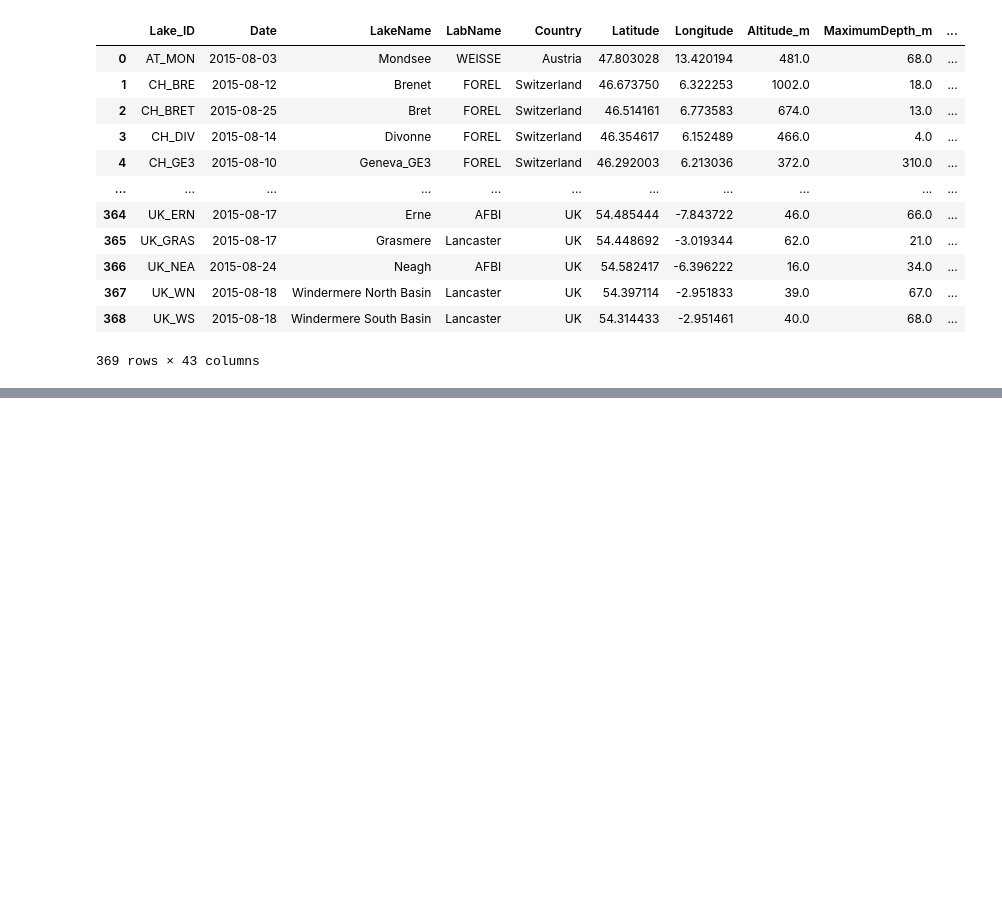
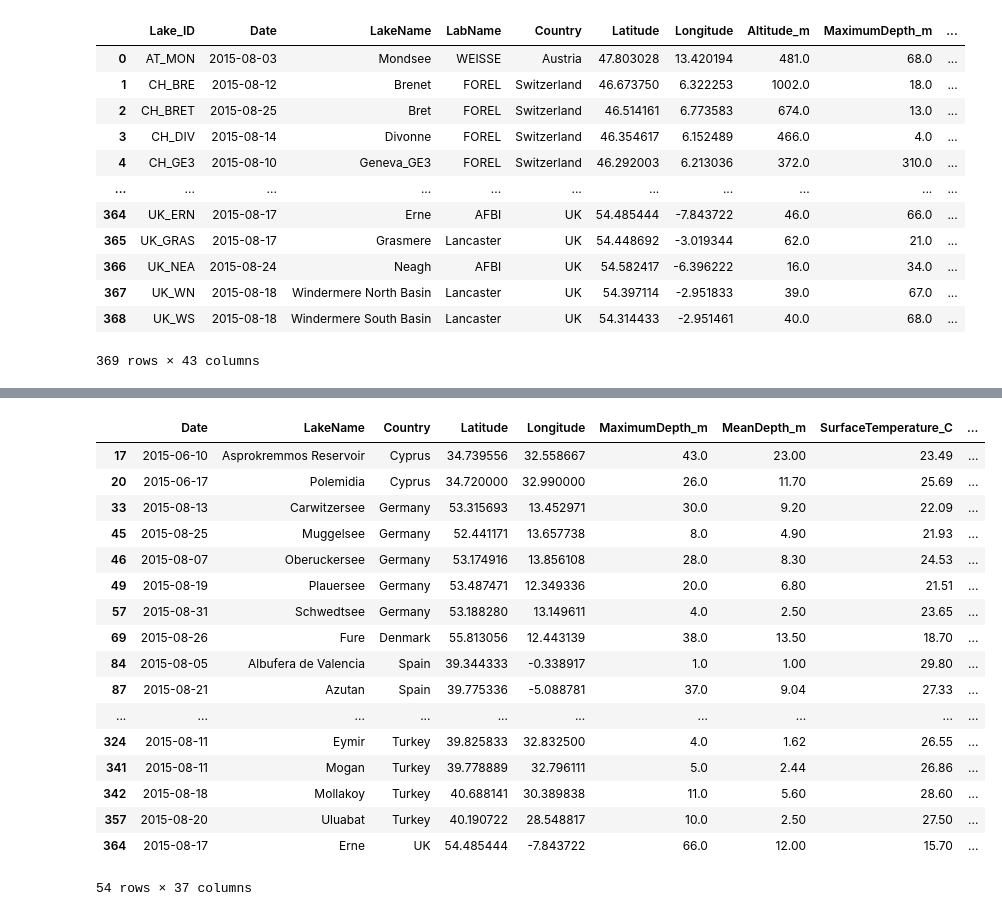
Before and after one commit to ubco-W2021T1-data301/project-group50-project, a Jupyter notebook: notebooks/analysis1.ipynb, the cells around one changed output, grey strips where cells are left out. Saved outputs shown, nothing was run; the diff lists cells and outputs as text; code cells hidden in the pictures; blank space fills up the shorter version.

```diff
--- a/notebooks/analysis1.ipynb
+++ b/notebooks/analysis1.ipynb
@@ -42,0 +53,4 @@ Europeanlakes
+# %%
+df = pd.read_csv("../data/raw/EMLSdata_10Aug.csv")
+### Understanding the data
+df.shape # Number of rows by the number of columns
@@ -42,0 +148,9 @@ Europeanlakes
+# %%
+# set certain variables as string
+df["LakeName"] = df["LakeName"].astype("str")
+
+# set categorical data
+df["Country"] = df["Country"].astype("category")
+
+# set datetime data
+df["Date"] = pd.to_datetime(df["Date"])
@@ -42,0 +179,3 @@ Europeanlakes
+# %%
+df_clean = df.drop(["Lake_ID","LabName","Altitude_m", "SamplingDepth_m", "ThermoclineDepth_m", "SecchiDepth_m"], axis=1)
+df_clean
@@ -42,0 +226,23 @@ Europeanlakes
+# %%
+# Drop null values
+df_no_null = df_clean.dropna(axis=0)
+df_no_null
+# %% [output]
+|  | Date | LakeName | Country | Latitude | Longitude | MaximumDepth_m | MeanDepth_m | SurfaceTemperature_C | ... |
+| 17 | 2015-06-10 | Asprokremmos Reservoir | Cyprus | 34.739556 | 32.558667 | 43.0 | 23.00 | 23.49 | ... |
+| 20 | 2015-06-17 | Polemidia | Cyprus | 34.720000 | 32.990000 | 26.0 | 11.70 | 25.69 | ... |
+| 33 | 2015-08-13 | Carwitzersee | Germany | 53.315693 | 13.452971 | 30.0 | 9.20 | 22.09 | ... |
+| 45 | 2015-08-25 | Muggelsee | Germany | 52.441171 | 13.657738 | 8.0 | 4.90 | 21.93 | ... |
+| 46 | 2015-08-07 | Oberuckersee | Germany | 53.174916 | 13.856108 | 28.0 | 8.30 | 24.53 | ... |
+| 49 | 2015-08-19 | Plauersee | Germany | 53.487471 | 12.349336 | 20.0 | 6.80 | 21.51 | ... |
+| 57 | 2015-08-31 | Schwedtsee | Germany | 53.188280 | 13.149611 | 4.0 | 2.50 | 23.65 | ... |
+| 69 | 2015-08-26 | Fure | Denmark | 55.813056 | 12.443139 | 38.0 | 13.50 | 18.70 | ... |
+| 84 | 2015-08-05 | Albufera de Valencia | Spain | 39.344333 | -0.338917 | 1.0 | 1.00 | 29.80 | ... |
+| 87 | 2015-08-21 | Azutan | Spain | 39.775336 | -5.088781 | 37.0 | 9.04 | 27.33 | ... |
+| ... | ... | ... | ... | ... | ... | ... | ... | ... | ... |
+| 324 | 2015-08-11 | Eymir | Turkey | 39.825833 | 32.832500 | 4.0 | 1.62 | 26.55 | ... |
+| 341 | 2015-08-11 | Mogan | Turkey | 39.778889 | 32.796111 | 5.0 | 2.44 | 26.86 | ... |
+| 342 | 2015-08-18 | Mollakoy | Turkey | 40.688141 | 30.389838 | 11.0 | 5.60 | 28.60 | ... |
+| 357 | 2015-08-20 | Uluabat | Turkey | 40.190722 | 28.548817 | 10.0 | 2.50 | 27.50 | ... |
+| 364 | 2015-08-17 | Erne | UK | 54.485444 | -7.843722 | 66.0 | 12.00 | 15.70 | ... |
+54 rows × 37 columns
```
Also changed, not shown: parts of 33 cells of this notebook.
